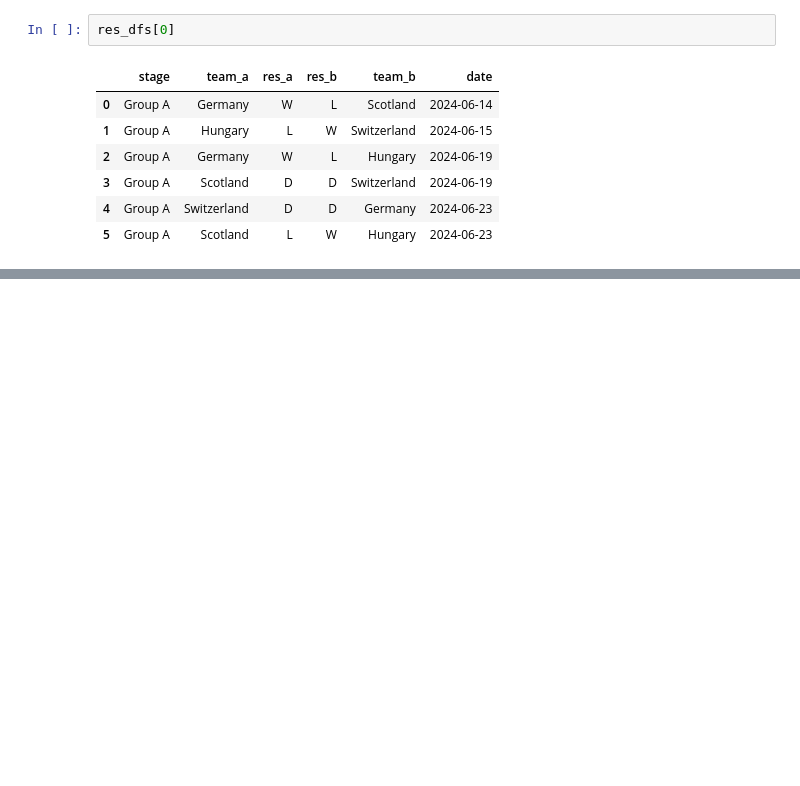
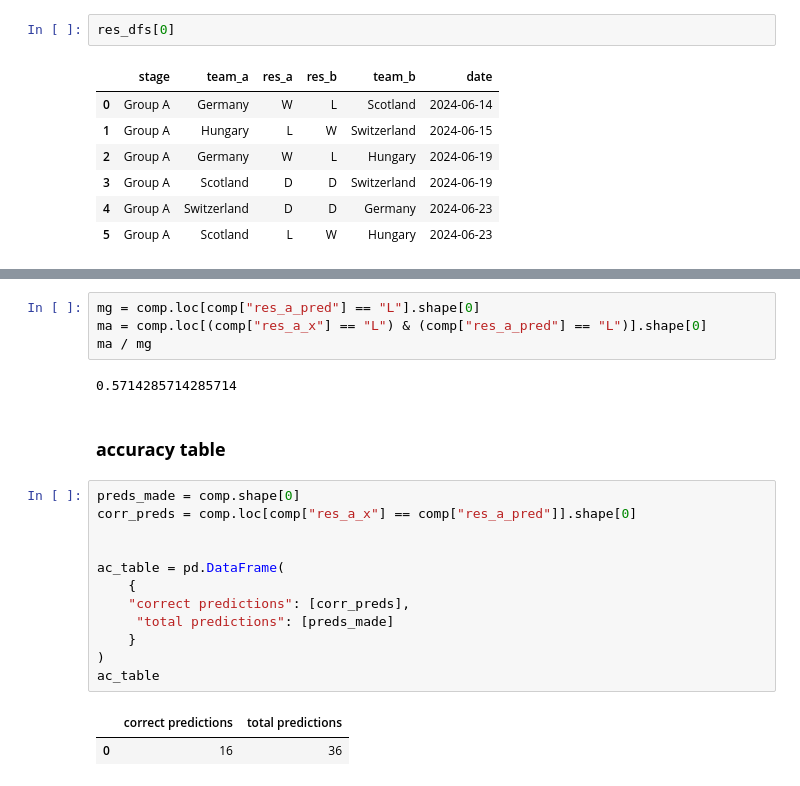
Before and after one commit to axndyg/euros-WebScraping, a Jupyter notebook: performance.ipynb, the cells around one changed output, grey strips where cells are left out. Saved outputs shown, nothing was run; the diff lists cells and outputs as text; blank space fills up the shorter version.

```diff
--- a/performance.ipynb
+++ b/performance.ipynb
@@ -81,0 +143,23 @@ res_dfs[0]
+# %%
+mg = comp.loc[comp["res_a_pred"] == "L"].shape[0]
+ma = comp.loc[(comp["res_a_x"] == "L") & (comp["res_a_pred"] == "L")].shape[0]
+ma / mg
+# %% [output]
+0.5714285714285714
+# %% [markdown]
+### **accuracy table**
+# %%
+preds_made = comp.shape[0]
+corr_preds = comp.loc[comp["res_a_x"] == comp["res_a_pred"]].shape[0]
+
+
+ac_table = pd.DataFrame(
+    {
+    "correct predictions": [corr_preds],
+     "total predictions": [preds_made]
+    }
+)
+ac_table
+# %% [output]
+|  | correct predictions | total predictions |
+| 0 | 16 | 36 |
```
Also changed, not shown: parts of 12 cells of this notebook, 1 other file.
